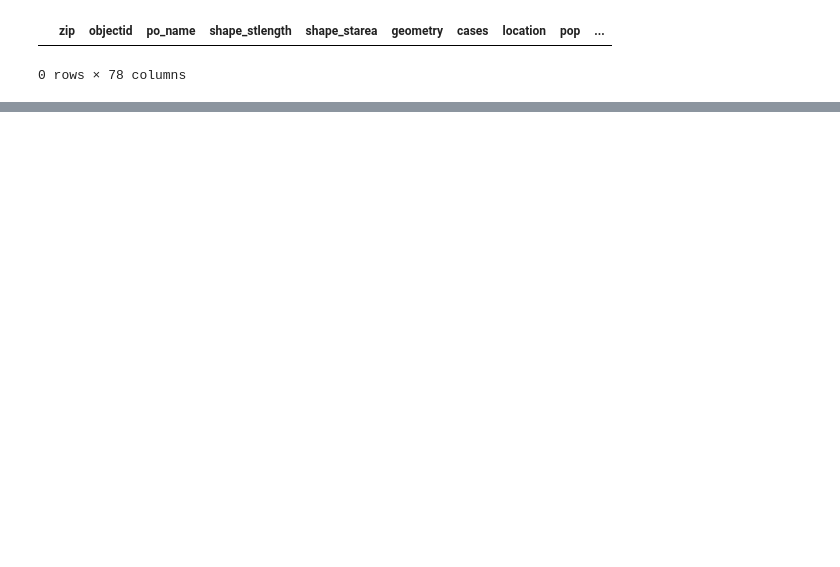
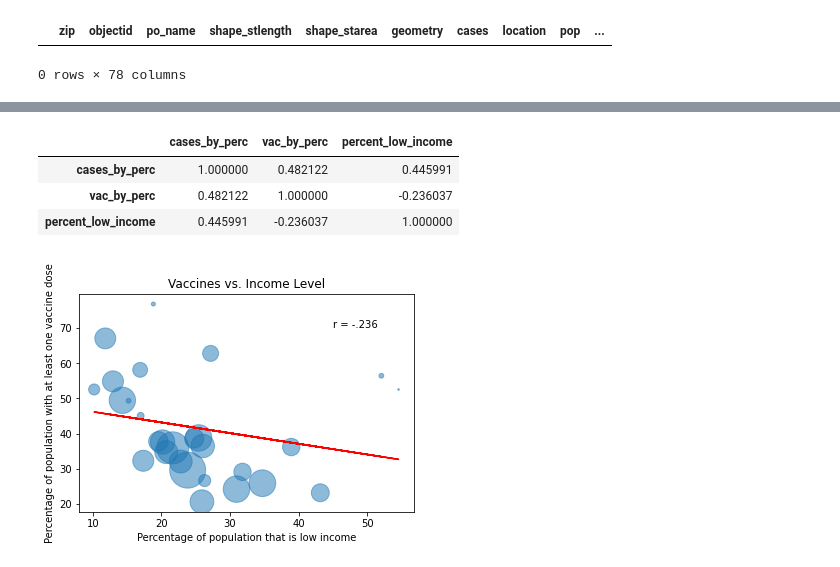
Before and after one commit to ryanhilber93/nash-covid-cases-vaccines-hot_chickens, a Jupyter notebook: hilber_notebook.ipynb, the cells around one changed output, grey strips where cells are left out. Saved outputs shown, nothing was run; the diff lists cells and outputs as text; code cells hidden in the pictures; blank space fills up the shorter version.

```diff
--- a/hilber_notebook.ipynb
+++ b/hilber_notebook.ipynb
@@ -669,0 +732,2 @@ zipcodes3
+# %%
+all_income = all_income.merge(df_cases_by_zip, left_on='zipcode', right_on='Zip', how='inner')
@@ -669,0 +755,4 @@ zipcodes3
+# %%
+all_income['percent_low_income'] = 100*all_income['low_income_total'] / all_income['Total:']
+# %%
+all_income = all_income.sort_values('vac_by_perc')
@@ -669,0 +780,2 @@ zipcodes3
+# %%
+all_income = all_income.drop(labels = [1])
@@ -669,0 +823,22 @@ zipcodes3
+# %%
+all_income[['cases_by_perc', 'vac_by_perc', 'percent_low_income']].corr()
+# %% [output]
+|  | cases_by_perc | vac_by_perc | percent_low_income |
+| cases_by_perc | 1.000000 | 0.482122 | 0.445991 |
+| vac_by_perc | 0.482122 | 1.000000 | -0.236037 |
+| percent_low_income | 0.445991 | -0.236037 | 1.000000 |
+# %%
+a = all_income['Population_x']
+plt.scatter('percent_low_income', 'vac_by_perc', marker='o', data=all_income, s=a/50, alpha=.5)
+plt.title('Vaccines vs. Income Level')
+plt.xlabel("Percentage of population that is low income")
+plt.ylabel('Percentage of population with at least one vaccine dose')
+x = all_income['percent_low_income']
+y = all_income['vac_by_perc']
+z = np.polyfit(x, y, 1)
+p = np.poly1d(z)
+plt.plot(x,p(x),"r-")
+plt.text(45, 70, 'r = -.236')
+plt.savefig('low_income_vs_vac.png')
+# %% [output]
+[figure, added]
```
Also changed, not shown: parts of 14 cells of this notebook, 6 other files.
